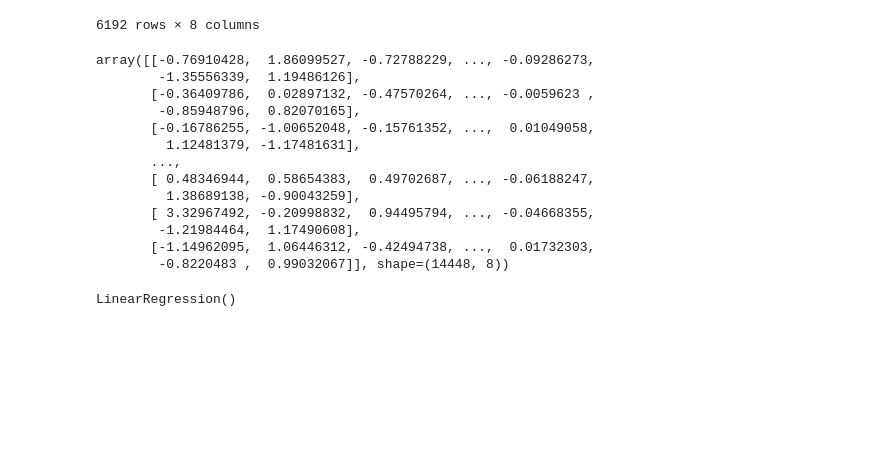
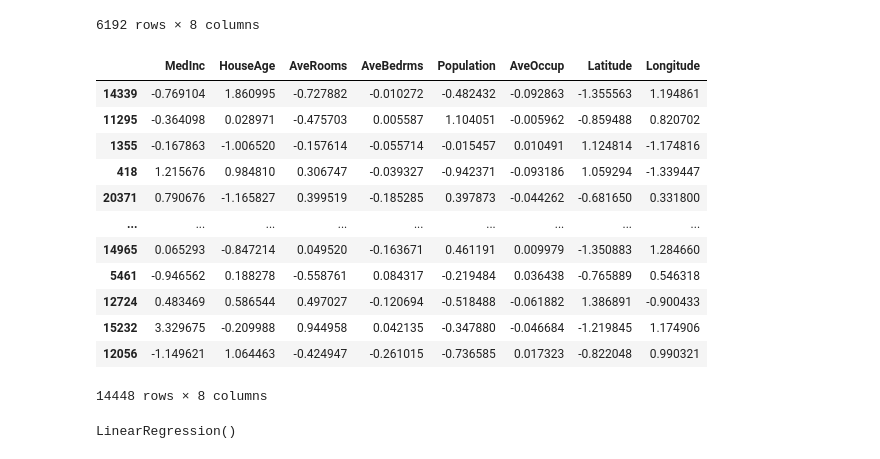
Before and after one commit to supriyaacharyaa/californiahousepricing, a Jupyter notebook: LinearReg.ipynb, the cells around one changed output. Drawn from its saved outputs; the diff is of its cells as text; code cells hidden in the pictures; blank space fills up the shorter version.

```diff
--- a/LinearReg.ipynb
+++ b/LinearReg.ipynb
@@ -176,21 +177,23 @@ X_test = pd.DataFrame(
     index=y_test.index
 )
 # %%
+import pickle
+pickle.dump(scaler,open('scaler.pkl','wb'))
 X_train
 # %% [output]
+|  | MedInc | HouseAge | AveRooms | AveBedrms | Population | AveOccup | Latitude | Longitude |
+| 14339 | -0.769104 | 1.860995 | -0.727882 | -0.010272 | -0.482432 | -0.092863 | -1.355563 | 1.194861 |
+| 11295 | -0.364098 | 0.028971 | -0.475703 | 0.005587 | 1.104051 | -0.005962 | -0.859488 | 0.820702 |
+| 1355 | -0.167863 | -1.006520 | -0.157614 | -0.055714 | -0.015457 | 0.010491 | 1.124814 | -1.174816 |
+| 418 | 1.215676 | 0.984810 | 0.306747 | -0.039327 | -0.942371 | -0.093186 | 1.059294 | -1.339447 |
+| 20371 | 0.790676 | -1.165827 | 0.399519 | -0.185285 | 0.397873 | -0.044262 | -0.681650 | 0.331800 |
+| ... | ... | ... | ... | ... | ... | ... | ... | ... |
+| 14965 | 0.065293 | -0.847214 | 0.049520 | -0.163671 | 0.461191 | 0.009979 | -1.350883 | 1.284660 |
+| 5461 | -0.946562 | 0.188278 | -0.558761 | 0.084317 | -0.219484 | 0.036438 | -0.765889 | 0.546318 |
+| 12724 | 0.483469 | 0.586544 | 0.497027 | -0.120694 | -0.518488 | -0.061882 | 1.386891 | -0.900433 |
+| 15232 | 3.329675 | -0.209988 | 0.944958 | 0.042135 | -0.347880 | -0.046684 | -1.219845 | 1.174906 |
+| 12056 | -1.149621 | 1.064463 | -0.424947 | -0.261015 | -0.736585 | 0.017323 | -0.822048 | 0.990321 |
-array([[-0.76910428,  1.86099527, -0.72788229, ..., -0.09286273,
-        -1.35556339,  1.19486126],
-       [-0.36409786,  0.02897132, -0.47570264, ..., -0.0059623 ,
-        -0.85948796,  0.82070165],
-       [-0.16786255, -1.00652048, -0.15761352, ...,  0.01049058,
-         1.12481379, -1.17481631],
-       ...,
-       [ 0.48346944,  0.58654383,  0.49702687, ..., -0.06188247,
-         1.38689138, -0.90043259],
-       [ 3.32967492, -0.20998832,  0.94495794, ..., -0.04668355,
-        -1.21984464,  1.17490608],
-       [-1.14962095,  1.06446312, -0.42494738, ...,  0.01732303,
-        -0.8220483 ,  0.99032067]], shape=(14448, 8))
+14448 rows × 8 columns
 # %%
 from sklearn.linear_model import LinearRegression
 # %%
```
Also changed, not shown: parts of 5 cells of this notebook, 7 other files.
